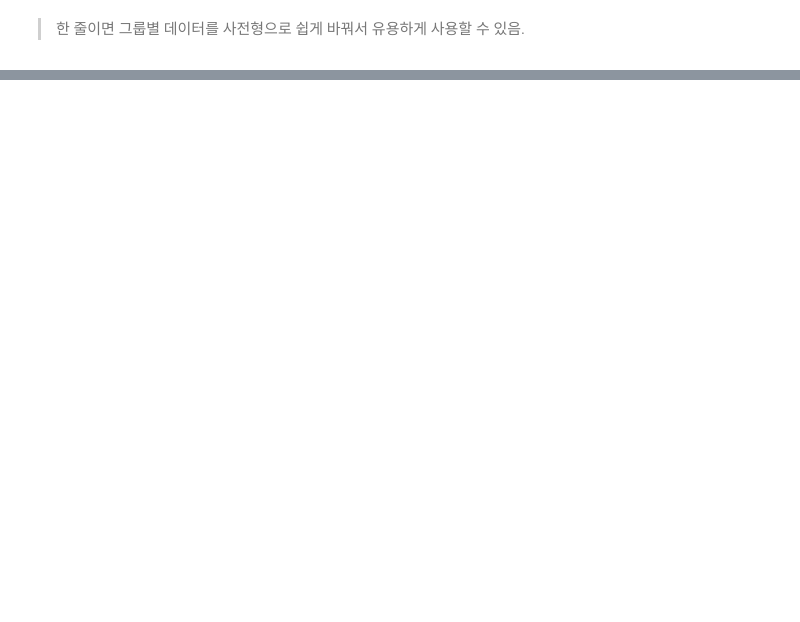
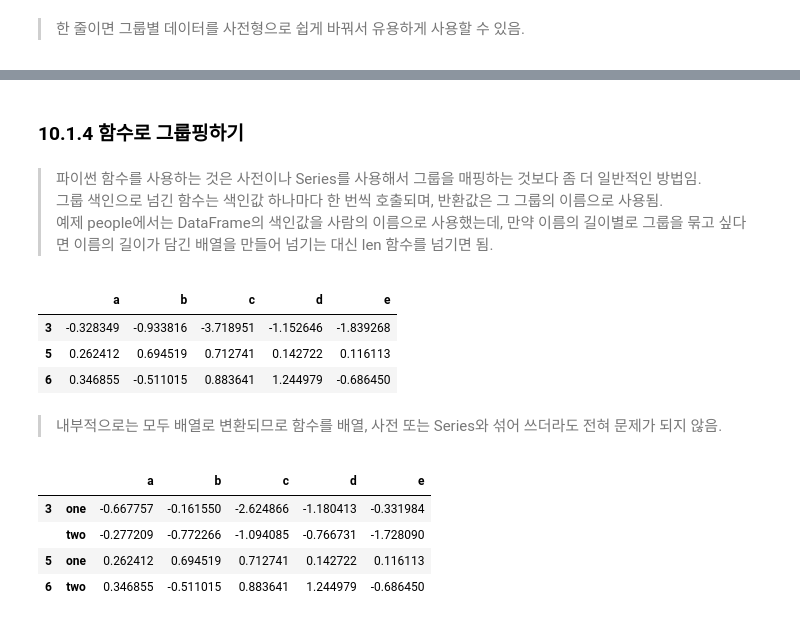
Before and after one commit to gusdn5656/python-basic, a Jupyter notebook: Python for Data Analysis/Chapter 10 데이터 집게와 그룹 연산.ipynb, the cells around one changed output, grey strips where cells are left out. Saved outputs shown, nothing was run; the diff lists cells and outputs as text; code cells hidden in the pictures; blank space fills up the shorter version.

```diff
--- a/Python for Data Analysis/Chapter 10 데이터 집게와 그룹 연산.ipynb
+++ b/Python for Data Analysis/Chapter 10 데이터 집게와 그룹 연산.ipynb
@@ -163,0 +320,25 @@ pieces['b']
+# %% [markdown]
+### 10.1.4 함수로 그룹핑하기
+# %% [markdown]
+> 파이썬 함수를 사용하는 것은 사전이나 Series를 사용해서 그룹을 매핑하는 것보다 좀 더 일반적인 방법임.
+> 그룹 색인으로 넘긴 함수는 색인값 하나마다 한 번씩 호출되며, 반환값은 그 그룹의 이름으로 사용됨.
+> 예제 people에서는 DataFrame의 색인값을 사람의 이름으로 사용했는데, 만약 이름의 길이별로 그룹을 묶고 싶다면 이름의 길이가 담긴 배열을 만들어 넘기는 대신 len 함수를 넘기면 됨.
+# %%
+people.groupby(len).sum()
+# %% [output]
+|  | a | b | c | d | e |
+| 3 | -0.328349 | -0.933816 | -3.718951 | -1.152646 | -1.839268 |
+| 5 | 0.262412 | 0.694519 | 0.712741 | 0.142722 | 0.116113 |
+| 6 | 0.346855 | -0.511015 | 0.883641 | 1.244979 | -0.686450 |
+# %% [markdown]
+> 내부적으로는 모두 배열로 변환되므로 함수를 배열, 사전 또는 Series와 섞어 쓰더라도 전혀 문제가 되지 않음.
+# %%
+key_list = ['one','one','one','two','two']
+
+people.groupby([len, key_list]).min()
+# %% [output]
+|  |  | a | b | c | d | e |
+| 3 | one | -0.667757 | -0.161550 | -2.624866 | -1.180413 | -0.331984 |
+|  | two | -0.277209 | -0.772266 | -1.094085 | -0.766731 | -1.728090 |
+| 5 | one | 0.262412 | 0.694519 | 0.712741 | 0.142722 | 0.116113 |
+| 6 | two | 0.346855 | -0.511015 | 0.883641 | 1.244979 | -0.686450 |
```
Also changed, not shown: parts of 39 cells of this notebook.
